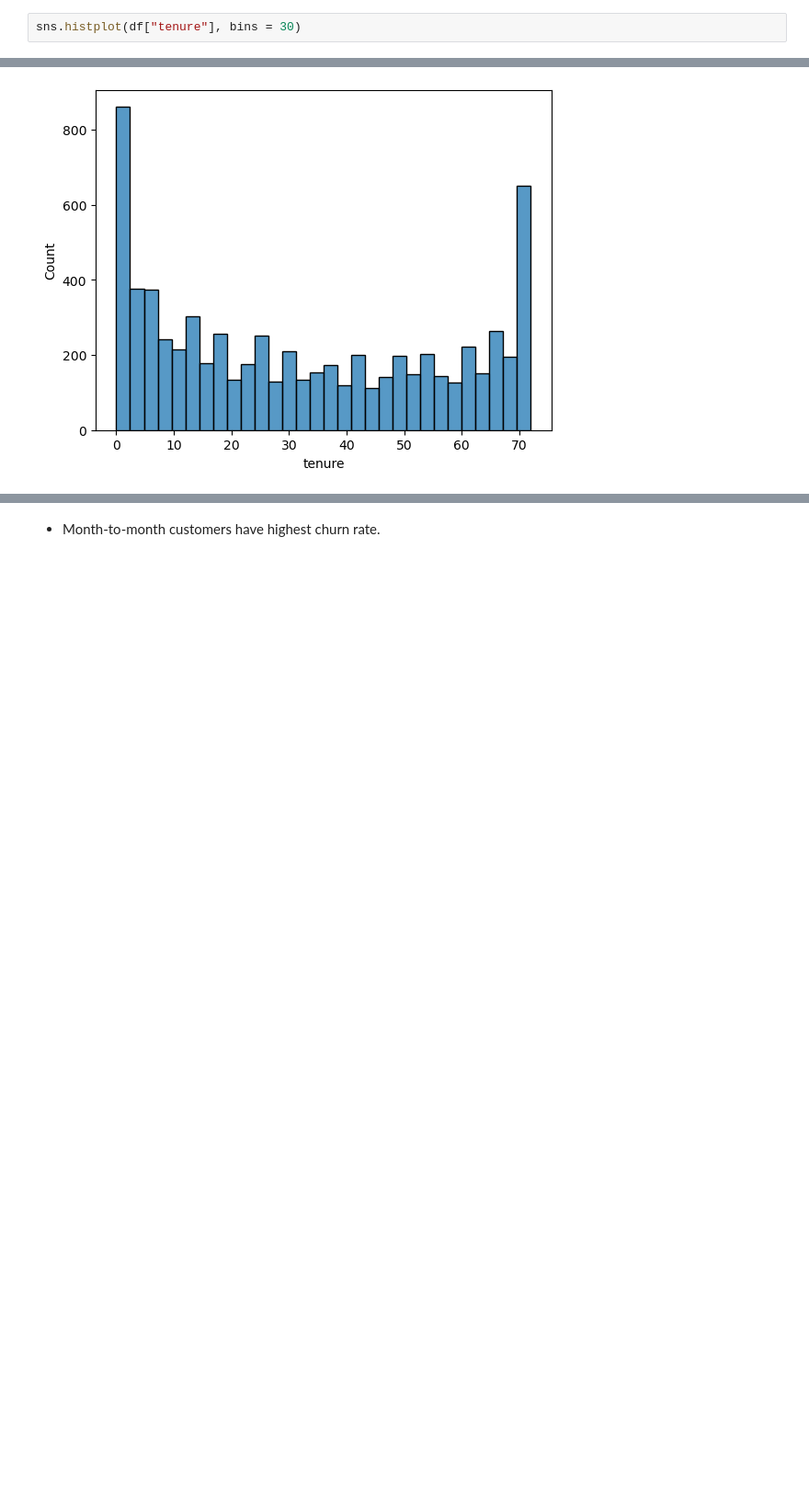
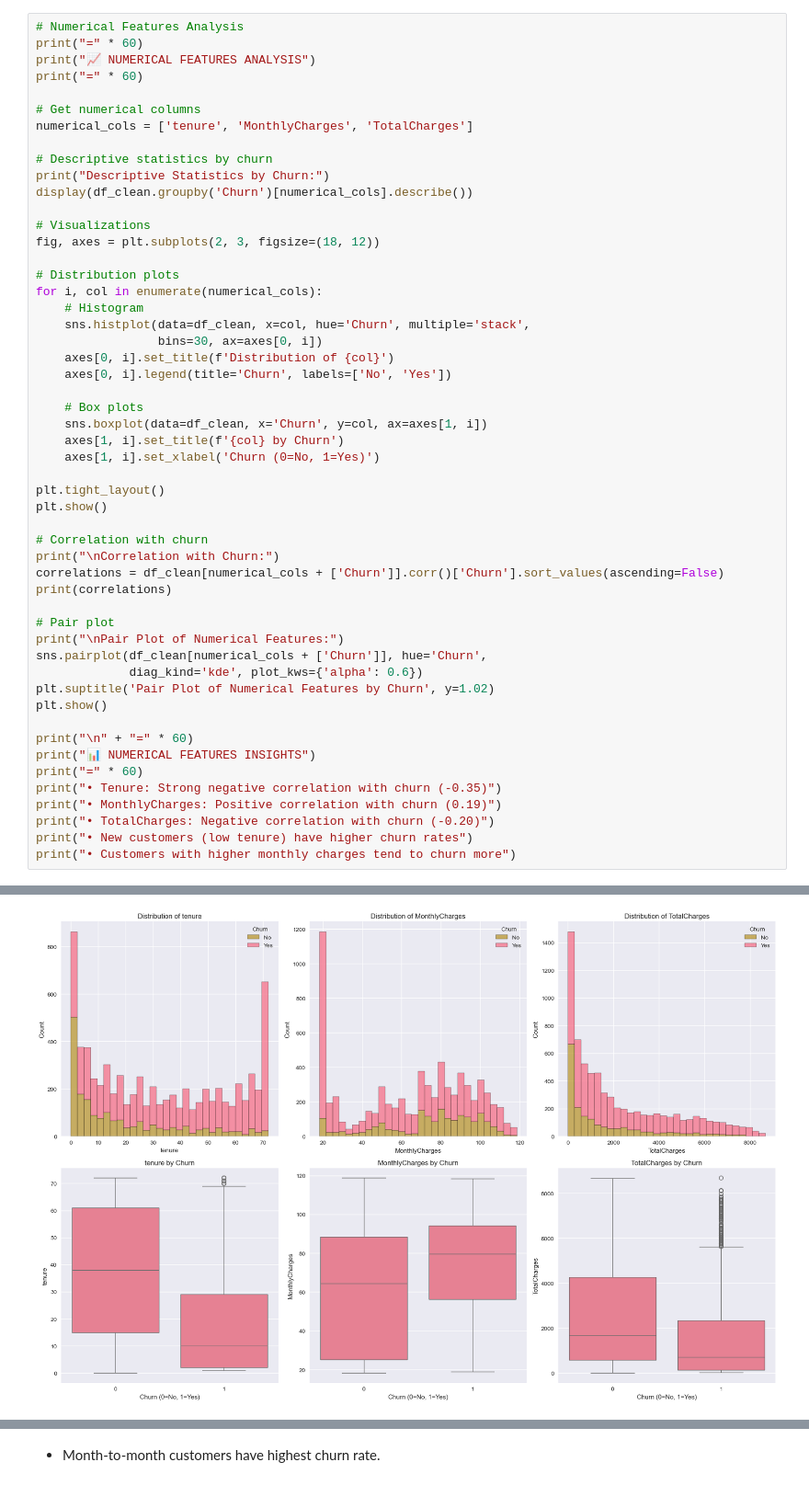
Before and after one commit to ragunathan0812/Customer-Churn-Prediction, a Jupyter notebook: Notebooks/EDA.ipynb, the cells around one changed output, grey strips where cells are left out. Shown at 92% size. Saved outputs shown, nothing was run; the diff lists cells and outputs as text; blank space fills up the shorter version.

Commit message:
feat: implement end-to-end customer churn prediction pipeline including data preprocessing, model training, evaluation, and dashboard visualization

```diff
--- a/Notebooks/EDA.ipynb
+++ b/Notebooks/EDA.ipynb
@@ -89,3 +378,53 @@ Numerical Feature Analysis.
 # %%
-sns.histplot(df["tenure"], bins = 30)
+# Numerical Features Analysis
+print("=" * 60)
+print("📈 NUMERICAL FEATURES ANALYSIS")
+print("=" * 60)
+
+# Get numerical columns
+numerical_cols = ['tenure', 'MonthlyCharges', 'TotalCharges']
+
+# Descriptive statistics by churn
+print("Descriptive Statistics by Churn:")
+display(df_clean.groupby('Churn')[numerical_cols].describe())
+
+# Visualizations
+fig, axes = plt.subplots(2, 3, figsize=(18, 12))
+
+# Distribution plots
+for i, col in enumerate(numerical_cols):
+    # Histogram
+    sns.histplot(data=df_clean, x=col, hue='Churn', multiple='stack',
+                 bins=30, ax=axes[0, i])
+    axes[0, i].set_title(f'Distribution of {col}')
+    axes[0, i].legend(title='Churn', labels=['No', 'Yes'])
+
+    # Box plots
+    sns.boxplot(data=df_clean, x='Churn', y=col, ax=axes[1, i])
+    axes[1, i].set_title(f'{col} by Churn')
+    axes[1, i].set_xlabel('Churn (0=No, 1=Yes)')
+
+plt.tight_layout()
+plt.show()
+
+# Correlation with churn
+print("\nCorrelation with Churn:")
+correlations = df_clean[numerical_cols + ['Churn']].corr()['Churn'].sort_values(ascending=False)
+print(correlations)
+
+# Pair plot
+print("\nPair Plot of Numerical Features:")
+sns.pairplot(df_clean[numerical_cols + ['Churn']], hue='Churn',
+             diag_kind='kde', plot_kws={'alpha': 0.6})
+plt.suptitle('Pair Plot of Numerical Features by Churn', y=1.02)
+plt.show()
+
+print("\n" + "=" * 60)
+print("📊 NUMERICAL FEATURES INSIGHTS")
+print("=" * 60)
+print("• Tenure: Strong negative correlation with churn (-0.35)")
+print("• MonthlyCharges: Positive correlation with churn (0.19)")
+print("• TotalCharges: Negative correlation with churn (-0.20)")
+print("• New customers (low tenure) have higher churn rates")
+print("• Customers with higher monthly charges tend to churn more")
 # %% [output]
@@ -93 +440 @@ sns.histplot(df["tenure"], bins = 30)
-[figure, old version]
+[figure, new version]
```
Also changed, not shown: parts of 29 cells of this notebook, 14 other files.
